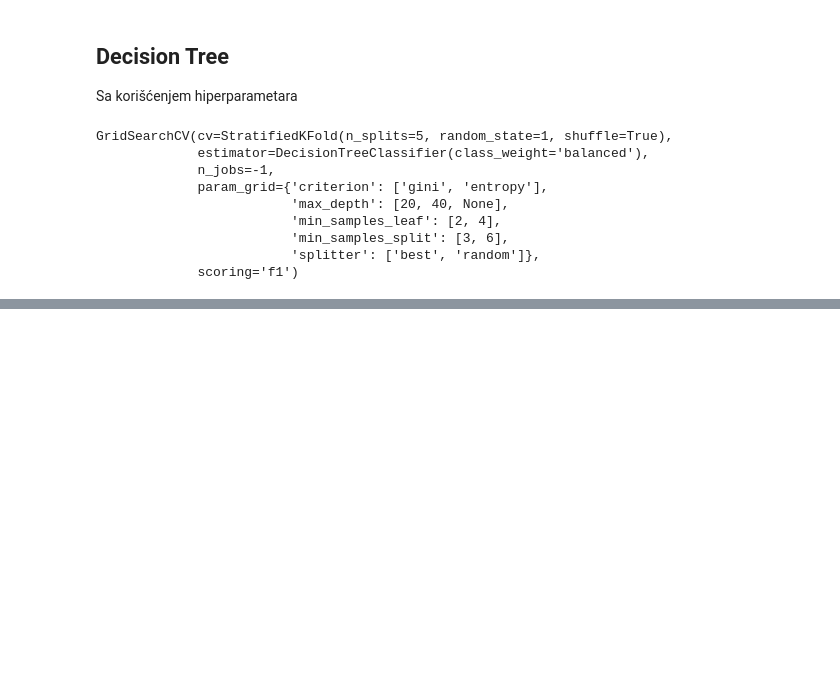
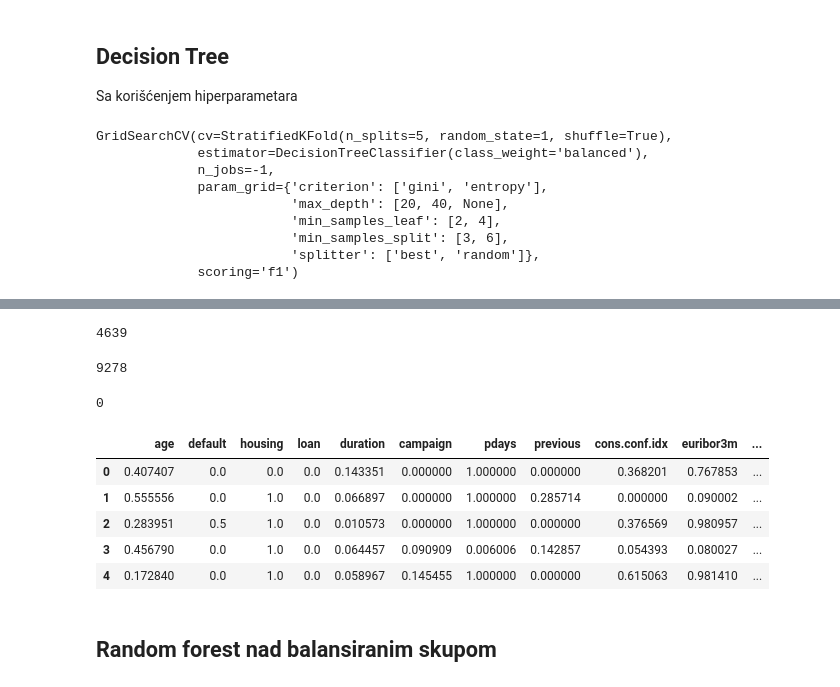
Before and after one commit to StevanGrujic/ML_Projekat1, a Jupyter notebook: projekat1.ipynb, the cells around one changed output, grey strips where cells are left out. Saved outputs shown, nothing was run; the diff lists cells and outputs as text; code cells hidden in the pictures; blank space fills up the shorter version.

```diff
--- a/projekat1.ipynb
+++ b/projekat1.ipynb
@@ -782,0 +820,21 @@ testing
+# %%
+df_prevladavajuca_undersampled = resample(df_prevladavajuca,
+                                           replace=False, # Ne želimo da dupliramo podatke
+                                           n_samples=df_manje_zastupljena.shape[0], # Želimo da imamo jednak broj primera po klasama
+                                           random_state=123) # Postavljamo seed za reprodukciju rezultata
+
+df_prevladavajuca_undersampled.shape[0]
+# %% [output]
+4639
+# %%
+df_undersampled = pd.concat([df_manje_zastupljena, df_prevladavajuca_undersampled])
+df_undersampled.shape[0]
+# %% [output]
+9278
+# %%
+# Shuffle podataka
+df_undersampled = df_undersampled.sample(frac=1).reset_index(drop=True)
+# %%
+y_undersampled = df_undersampled["y"]
+
+X_undersampled = df_undersampled.drop("y", axis=1)
@@ -782,0 +843,15 @@ testing
+# %%
+y_undersampled_train.isnull().any().sum()
+# %% [output]
+0
+# %%
+X_undersampled.head()
+# %% [output]
+|  | age | default | housing | loan | duration | campaign | pdays | previous | cons.conf.idx | euribor3m | ... |
+| 0 | 0.407407 | 0.0 | 0.0 | 0.0 | 0.143351 | 0.000000 | 1.000000 | 0.000000 | 0.368201 | 0.767853 | ... |
+| 1 | 0.555556 | 0.0 | 1.0 | 0.0 | 0.066897 | 0.000000 | 1.000000 | 0.285714 | 0.000000 | 0.090002 | ... |
+| 2 | 0.283951 | 0.5 | 1.0 | 0.0 | 0.010573 | 0.000000 | 1.000000 | 0.000000 | 0.376569 | 0.980957 | ... |
+| 3 | 0.456790 | 0.0 | 1.0 | 0.0 | 0.064457 | 0.090909 | 0.006006 | 0.142857 | 0.054393 | 0.080027 | ... |
+| 4 | 0.172840 | 0.0 | 1.0 | 0.0 | 0.058967 | 0.145455 | 1.000000 | 0.000000 | 0.615063 | 0.981410 | ... |
+# %% [markdown]
+## Random forest nad balansiranim skupom
```
Also changed, not shown: parts of 76 cells of this notebook.
